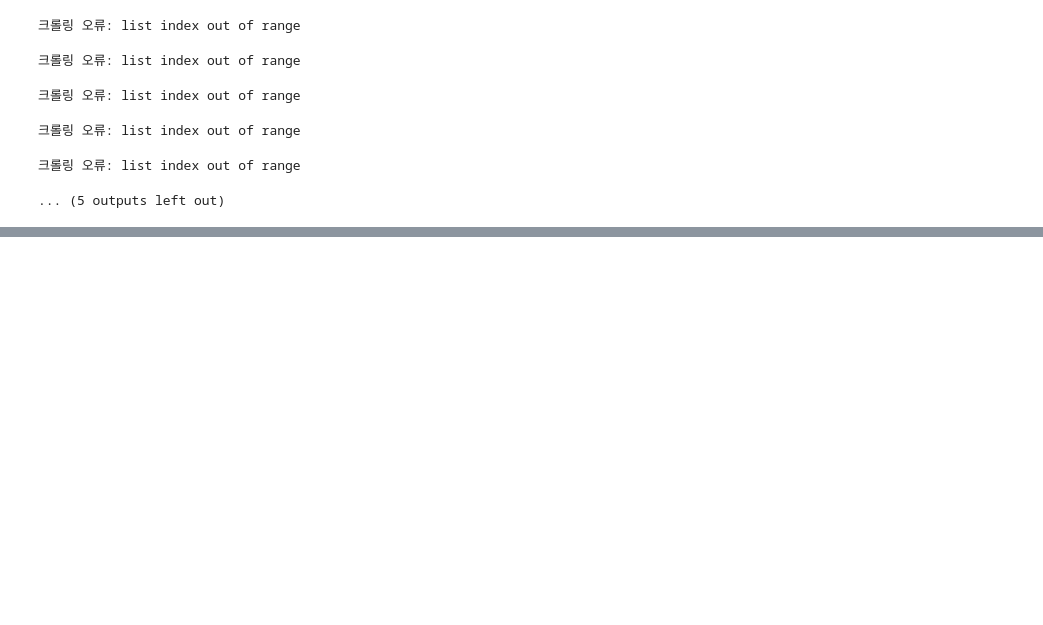
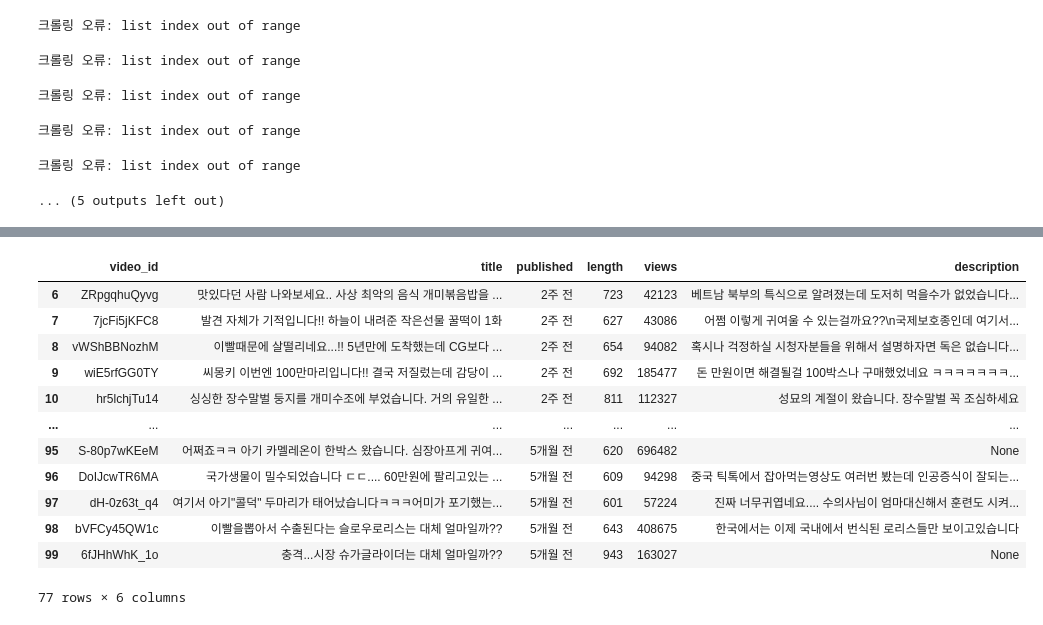
Before and after one commit to yerinsally/Sandbox, a Jupyter notebook: crawling/yt_views_tiering.ipynb, the cells around one changed output, grey strips where cells are left out. Drawn from its saved outputs; the diff is of its cells as text; code cells hidden in the pictures; blank space fills up the shorter version.

```diff
--- a/crawling/yt_views_tiering.ipynb
+++ b/crawling/yt_views_tiering.ipynb
@@ -152,0 +171,22 @@ result_df_2
+# %%
+# 2023.01.01 ~ 2023.08.31 사이 영상만 추출
+filtered_df = df[~df['published'].str.contains('년 전')]
+filtered_df = filtered_df[~filtered_df['published'].str.contains('시간 전')]
+filtered_df = filtered_df[~filtered_df['published'].str.contains('분 전')]
+filtered_df = filtered_df[~filtered_df['published'].str.contains('일 전')]
+filtered_df = filtered_df[~filtered_df['published'].str.contains('1개월 전')] # 9월 제외
+filtered_df
+# %% [output]
+|  | video_id | title | published | length | views | description |
+| 6 | ZRpgqhuQyvg | 맛있다던 사람 나와보세요.. 사상 최악의 음식 개미볶음밥을 ... | 2주 전 | 723 | 42123 | 베트남 북부의 특식으로 알려졌는데 도저히 먹을수가 없었습니다... |
+| 7 | 7jcFi5jKFC8 | 발견 자체가 기적입니다!! 하늘이 내려준 작은선물 꿀떡이 1화 | 2주 전 | 627 | 43086 | 어쩜 이렇게 귀여울 수 있는걸까요??\n국제보호종인데 여기서... |
+| 8 | vWShBBNozhM | 이빨때문에 살떨리네요...!! 5년만에 도착했는데 CG보다 ... | 2주 전 | 654 | 94082 | 혹시나 걱정하실 시청자분들을 위해서 설명하자면 독은 없습니다... |
+| 9 | wiE5rfGG0TY | 씨몽키 이번엔 100만마리입니다!! 결국 저질렀는데 감당이 ... | 2주 전 | 692 | 185477 | 돈 만원이면 해결될걸 100박스나 구매했었네요 ㅋㅋㅋㅋㅋㅋㅋ... |
+| 10 | hr5lchjTu14 | 싱싱한 장수말벌 둥지를 개미수조에 부었습니다. 거의 유일한 ... | 2주 전 | 811 | 112327 | 성묘의 계절이 왔습니다. 장수말벌 꼭 조심하세요 |
+| ... | ... | ... | ... | ... | ... | ... |
+| 95 | S-80p7wKEeM | 어쩌죠ㅋㅋ 아기 카멜레온이 한박스 왔습니다. 심장아프게 귀여... | 5개월 전 | 620 | 696482 | None |
+| 96 | DoIJcwTR6MA | 국가생물이 밀수되었습니다 ㄷㄷ.... 60만원에 팔리고있는 ... | 5개월 전 | 609 | 94298 | 중국 틱톡에서 잡아먹는영상도 여러번 봤는데 인공증식이 잘되는... |
+| 97 | dH-0z63t_q4 | 여기서 아기"콜덕" 두마리가 태어났습니다ㅋㅋㅋ어미가 포기했는... | 5개월 전 | 601 | 57224 | 진짜 너무귀엽네요.... 수의사님이 엄마대신해서 훈련도 시켜... |
+| 98 | bVFCy45QW1c | 이빨을뽑아서 수출된다는 슬로우로리스는 대체 얼마일까?? | 5개월 전 | 643 | 408675 | 한국에서는 이제 국내에서 번식된 로리스들만 보이고있습니다 |
+| 99 | 6fJHhWhK_1o | 충격...시장 슈가글라이더는 대체 얼마일까?? | 5개월 전 | 943 | 163027 | None |
+77 rows × 6 columns
```
Also changed, not shown: parts of 3 cells of this notebook, 5 other files.
